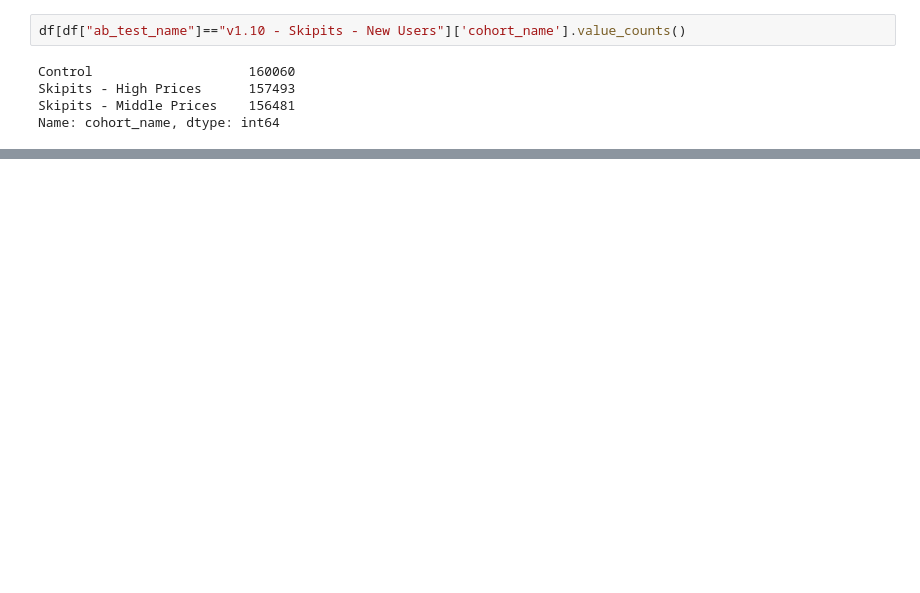
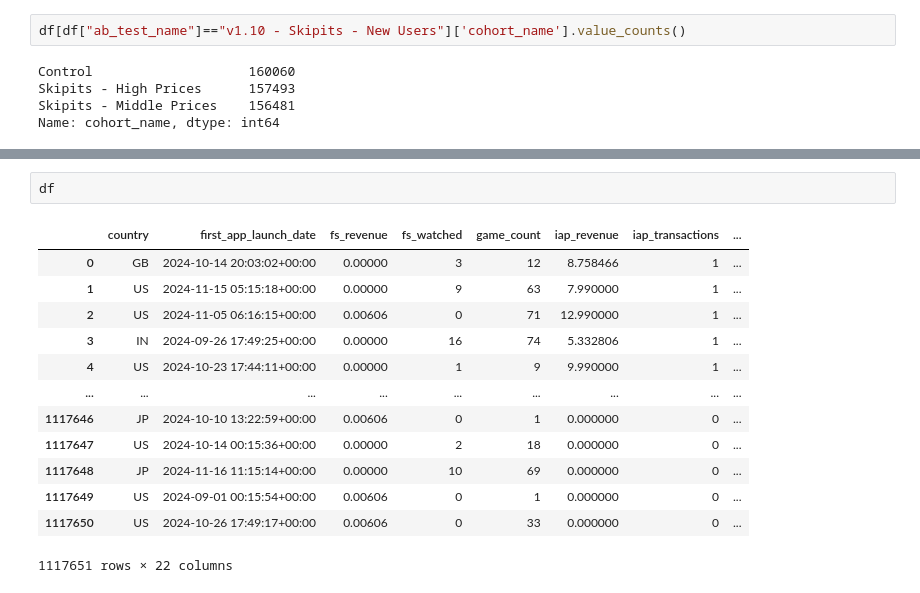
Before and after one commit to LaurePourcel/tt_voodoo, a Jupyter notebook: main.ipynb, the cells around one changed output, grey strips where cells are left out. Drawn from its saved outputs; the diff is of its cells as text; blank space fills up the shorter version.

```diff
--- a/main.ipynb
+++ b/main.ipynb
@@ -276,0 +351,16 @@ Name: cohort_name, dtype: int64
+# %%
+df
+# %% [output]
+|  | country | first_app_launch_date | fs_revenue | fs_watched | game_count | iap_revenue | iap_transactions | ... |
+| 0 | GB | 2024-10-14 20:03:02+00:00 | 0.00000 | 3 | 12 | 8.758466 | 1 | ... |
+| 1 | US | 2024-11-15 05:15:18+00:00 | 0.00000 | 9 | 63 | 7.990000 | 1 | ... |
+| 2 | US | 2024-11-05 06:16:15+00:00 | 0.00606 | 0 | 71 | 12.990000 | 1 | ... |
+| 3 | IN | 2024-09-26 17:49:25+00:00 | 0.00000 | 16 | 74 | 5.332806 | 1 | ... |
+| 4 | US | 2024-10-23 17:44:11+00:00 | 0.00000 | 1 | 9 | 9.990000 | 1 | ... |
+| ... | ... | ... | ... | ... | ... | ... | ... | ... |
+| 1117646 | JP | 2024-10-10 13:22:59+00:00 | 0.00606 | 0 | 1 | 0.000000 | 0 | ... |
+| 1117647 | US | 2024-10-14 00:15:36+00:00 | 0.00000 | 2 | 18 | 0.000000 | 0 | ... |
+| 1117648 | JP | 2024-11-16 11:15:14+00:00 | 0.00000 | 10 | 69 | 0.000000 | 0 | ... |
+| 1117649 | US | 2024-09-01 00:15:54+00:00 | 0.00606 | 0 | 1 | 0.000000 | 0 | ... |
+| 1117650 | US | 2024-10-26 17:49:17+00:00 | 0.00606 | 0 | 33 | 0.000000 | 0 | ... |
+1117651 rows × 22 columns
```
Also changed, not shown: parts of 8 cells of this notebook.
